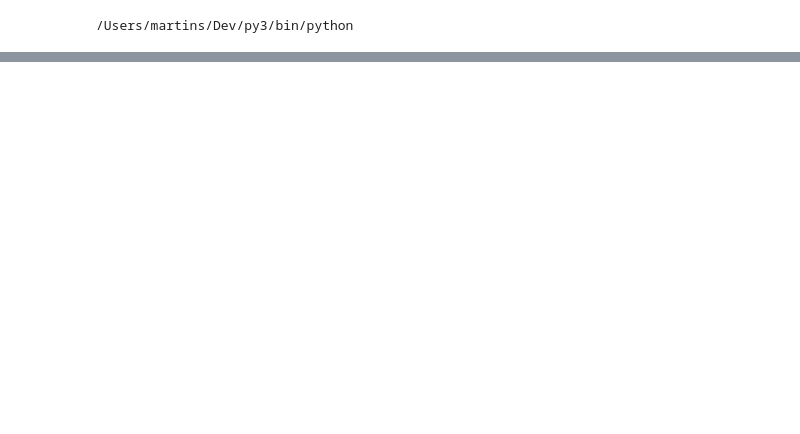
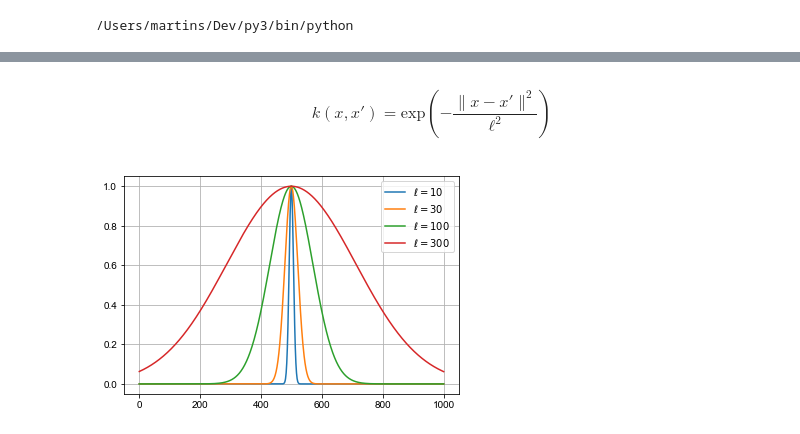
Before and after one commit to mstrazar/mstrazar.github.io, a Jupyter notebook: notebooks/bayopt-vae/bayopt-vae.ipynb, the cells around one changed output, grey strips where cells are left out. Saved outputs shown, nothing was run; the diff lists cells and outputs as text; code cells hidden in the pictures; blank space fills up the shorter version.

Commit message:
Draft optimization loop and sampling lengthscales.

```diff
--- a/notebooks/bayopt-vae/bayopt-vae.ipynb
+++ b/notebooks/bayopt-vae/bayopt-vae.ipynb
@@ -17,10 +71,5 @@ print(sys.executable)
 # %%
 stan_code = """
-
-/*
-Sample variance hyperparameters from the GP posterior distribution,
-given a pre-specified set of kernel matrices.
-*/
 
 data {
   int<lower=1> N;       // Number of data points
@@ -33,8 +82,8 @@ data {
   real sd_noise;
   real mu_signal;
   real sd_signal;
-  real mu_band;
-  real sd_band;
+  real mu_lengthscale;
+  real sd_lengthscale;
 }
 
 transformed data {
@@ -43,16 +92,16 @@ transformed data {
 }
 
 parameters {
-  real log_bandwidth;
+  real log_lengthscale;
   real log_noise;
   real log_signal;
 }
 
 transformed parameters{
-    real bandwidth;
+    real lengthscale;
     real noise;
     real signal;
-    bandwidth = exp(log_bandwidth);
+    lengthscale = exp(log_lengthscale);
     noise = exp(log_noise);
     signal = exp(log_signal);
 }
@@ -61,11 +110,11 @@ model {
     matrix[N, N] Sigma;
     log_noise ~ normal(mu_noise, sd_noise);
     log_signal ~ normal(mu_signal, sd_signal);
-    log_bandwidth ~ normal(mu_band, sd_band);
+    log_lengthscale ~ normal(mu_lengthscale, sd_lengthscale);
 
     for (i in 1:N){
         for (j in 1:N){
-            Sigma[i, j] = signal * exp(-bandwidth * square(dot_self(X[i] - X[j])));
+            Sigma[i, j] = signal * exp(-square(1.0 / lengthscale) * square(dot_self(X[i] - X[j])));
         }
     }
     Sigma = Sigma + diag_matrix(rep_vector(noise, N));
@@ -81,9 +130,29 @@ INFO:pystan:COMPILING THE C++ CODE FOR MODEL anon_model_7bba7403f204af5f99804740
+# %% [markdown]
+$$ k(x, x') = \text{exp}(-\frac{\|x-x'\|^2}{\ell^2}) $$
 # %%
-def exponential_kernel(X, Y, bandwidth=1.0):
+def exponential_kernel(X, Y, bandwidth=1.0, lengthscale=1.0):
     """
         :param X: Array of shape (n_samples, n_features)
         :param Y: Array of shape (n_samples, n_features)
         :param bandwidth: (``float``) Bandwidth.
         :return: Kernel matrix between data points.
     """
-    return np.exp(-bandwidth * cdist(X, Y, metric="euclidean") ** 2)
+    # return np.exp(-bandwidth * cdist(X, Y, metric="euclidean") ** 2)
+    return np.exp(- cdist(X, Y, metric="euclidean") ** 2 / lengthscale ** 2)
+# %%
+x0 = np.atleast_2d(500)
+
+k_10 = exponential_kernel(X, x0, lengthscale=10)
+k_30 = exponential_kernel(X, x0, lengthscale=30)
+k_100 = exponential_kernel(X, x0, lengthscale=100)
+k_300 = exponential_kernel(X, x0, lengthscale=300)
+
+plt.figure()
+plt.plot(X, k_10, "-", label="$\\ell=10$")
+plt.plot(X, k_30, "-", label="$\\ell=30$")
+plt.plot(X, k_100, "-", label="$\\ell=100$")
+plt.plot(X, k_300, "-", label="$\\ell=300$")
+plt.legend()
+plt.grid()
+# %% [output]
+[figure, added]
```
Also changed, not shown: parts of 21 cells of this notebook.
